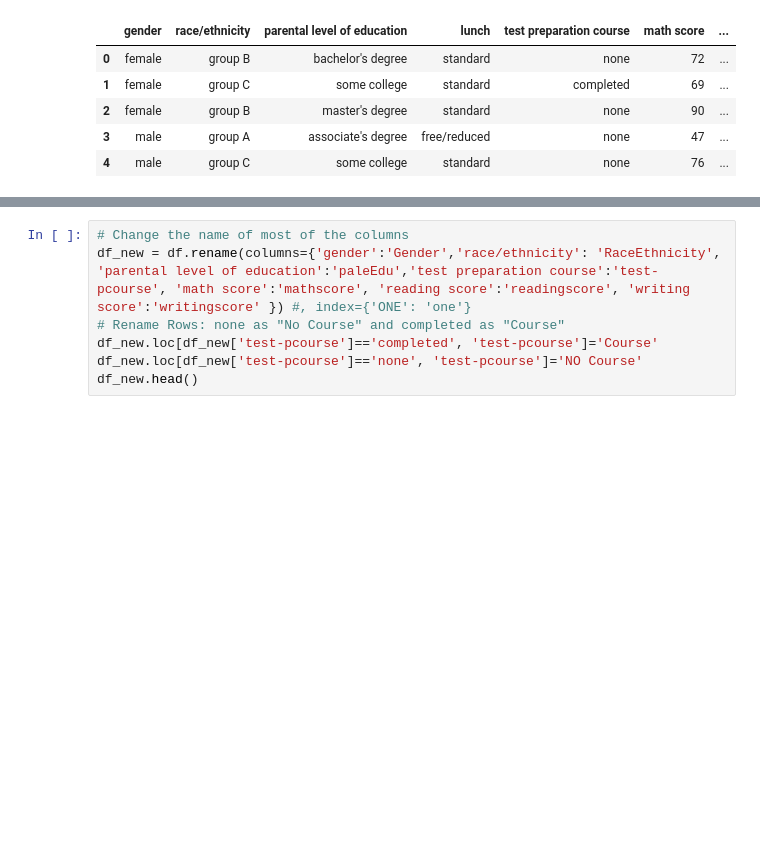
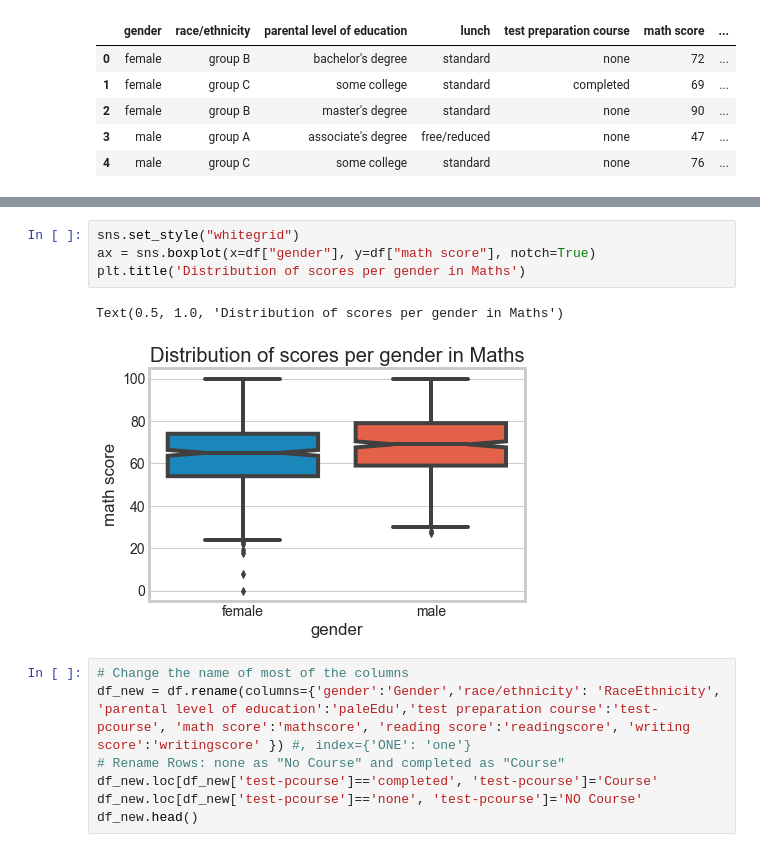
Before and after one commit to lizamaria/2nd-Data-Vizualization-Challenge, a Jupyter notebook: Exercise.ipynb, the cells around one changed output, grey strips where cells are left out. Saved outputs shown, nothing was run; the diff lists cells and outputs as text; blank space fills up the shorter version.

```diff
--- a/Exercise.ipynb
+++ b/Exercise.ipynb
@@ -19,3 +36,10 @@ df.head (5)
+# %%
+sns.set_style("whitegrid")
+ax = sns.boxplot(x=df["gender"], y=df["math score"], notch=True)
+plt.title('Distribution of scores per gender in Maths')
+# %% [output]
+Text(0.5, 1.0, 'Distribution of scores per gender in Maths')
+[figure, added]
 # %%
 # Change the name of most of the columns
 df_new = df.rename(columns={'gender':'Gender','race/ethnicity': 'RaceEthnicity', 'parental level of education':'paleEdu','test preparation course':'test-pcourse', 'math score':'mathscore', 'reading score':'readingscore', 'writing score':'writingscore' }) #, index={'ONE': 'one'}
```
Also changed, not shown: parts of 2 cells of this notebook, 1 other file.
